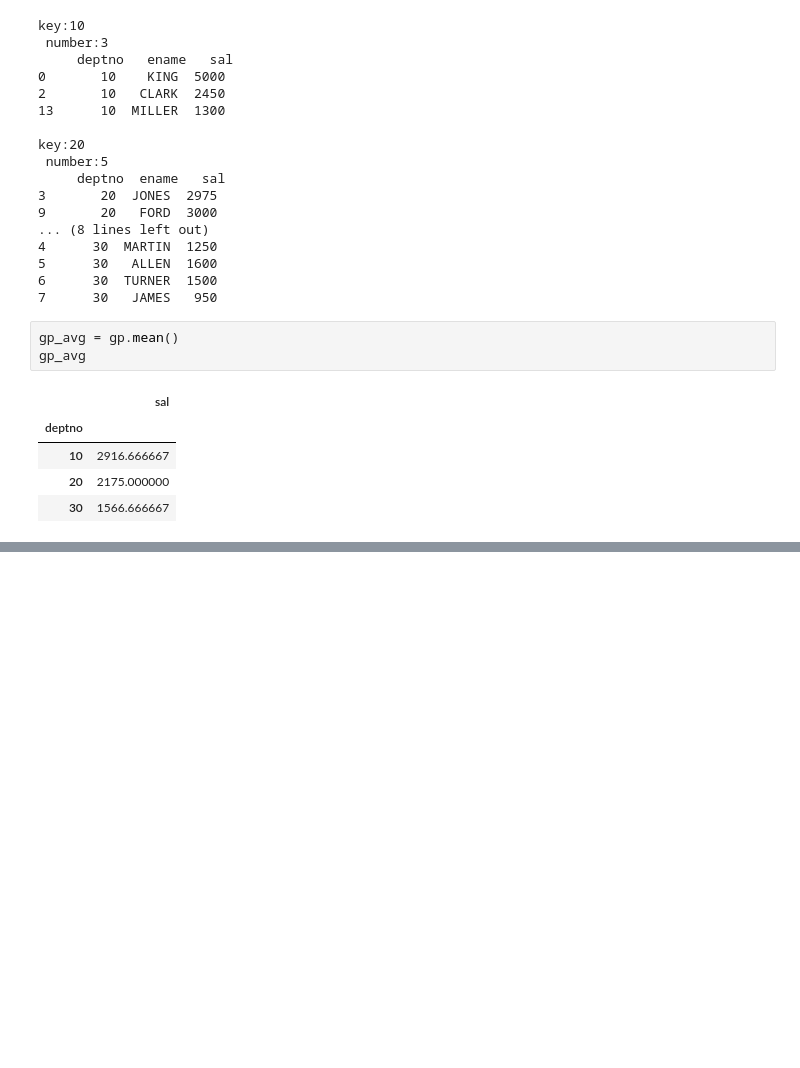
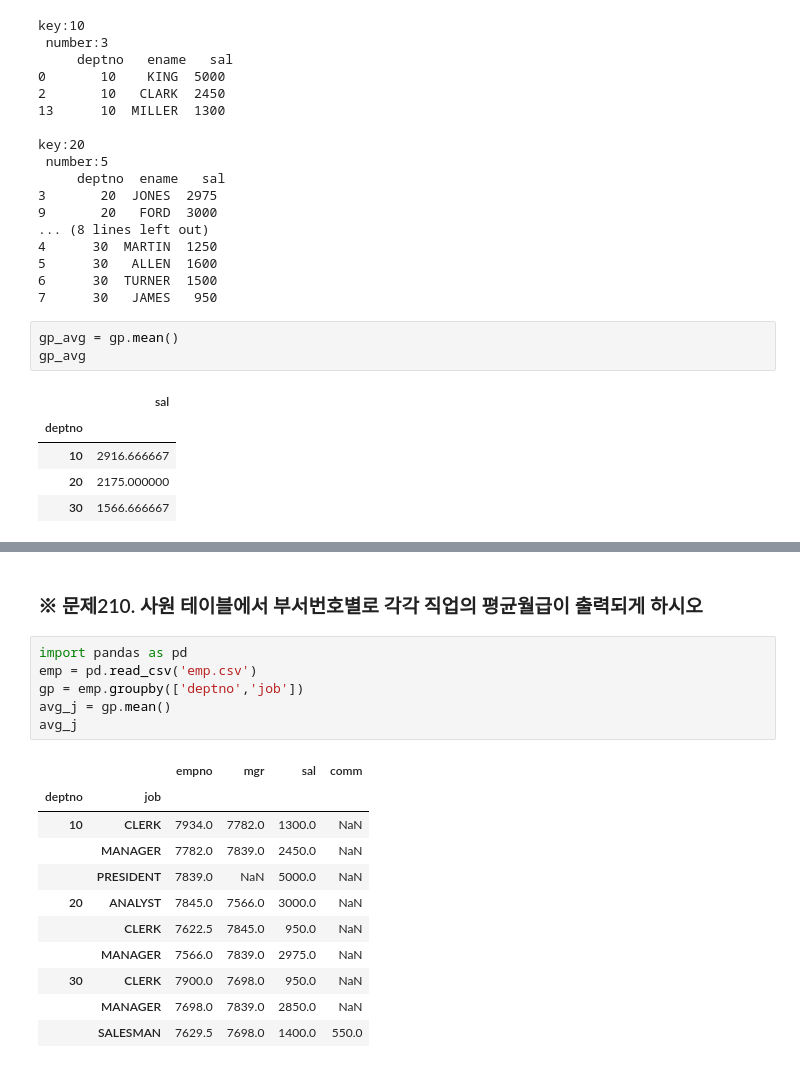
Before and after one commit to Adrian123K/pandas_ml, a Jupyter notebook: 09-1. Pandas DA 데이터프레임 합치기 (200723).ipynb, the cells around one changed output, grey strips where cells are left out. Saved outputs shown, nothing was run; the diff lists cells and outputs as text; blank space fills up the shorter version.

```diff
--- a/09-1. Pandas DA 데이터프레임 합치기 (200723).ipynb
+++ b/09-1. Pandas DA 데이터프레임 합치기 (200723).ipynb
@@ -434,0 +476,20 @@ gp_avg
+# %% [markdown]
+### ※ 문제210. 사원 테이블에서 부서번호별로 각각 직업의 평균월급이 출력되게 하시오
+# %%
+import pandas as pd
+emp = pd.read_csv('emp.csv')
+gp = emp.groupby(['deptno','job'])
+avg_j = gp.mean()
+avg_j
+# %% [output]
+|  |  | empno | mgr | sal | comm |
+| deptno | job |  |  |  |  |
+| 10 | CLERK | 7934.0 | 7782.0 | 1300.0 | NaN |
+|  | MANAGER | 7782.0 | 7839.0 | 2450.0 | NaN |
+|  | PRESIDENT | 7839.0 | NaN | 5000.0 | NaN |
+| 20 | ANALYST | 7845.0 | 7566.0 | 3000.0 | NaN |
+|  | CLERK | 7622.5 | 7845.0 | 950.0 | NaN |
+|  | MANAGER | 7566.0 | 7839.0 | 2975.0 | NaN |
+| 30 | CLERK | 7900.0 | 7698.0 | 950.0 | NaN |
+|  | MANAGER | 7698.0 | 7839.0 | 2850.0 | NaN |
+|  | SALESMAN | 7629.5 | 7698.0 | 1400.0 | 550.0 |
```
Also changed, not shown: parts of 7 cells of this notebook, 1 other file.
